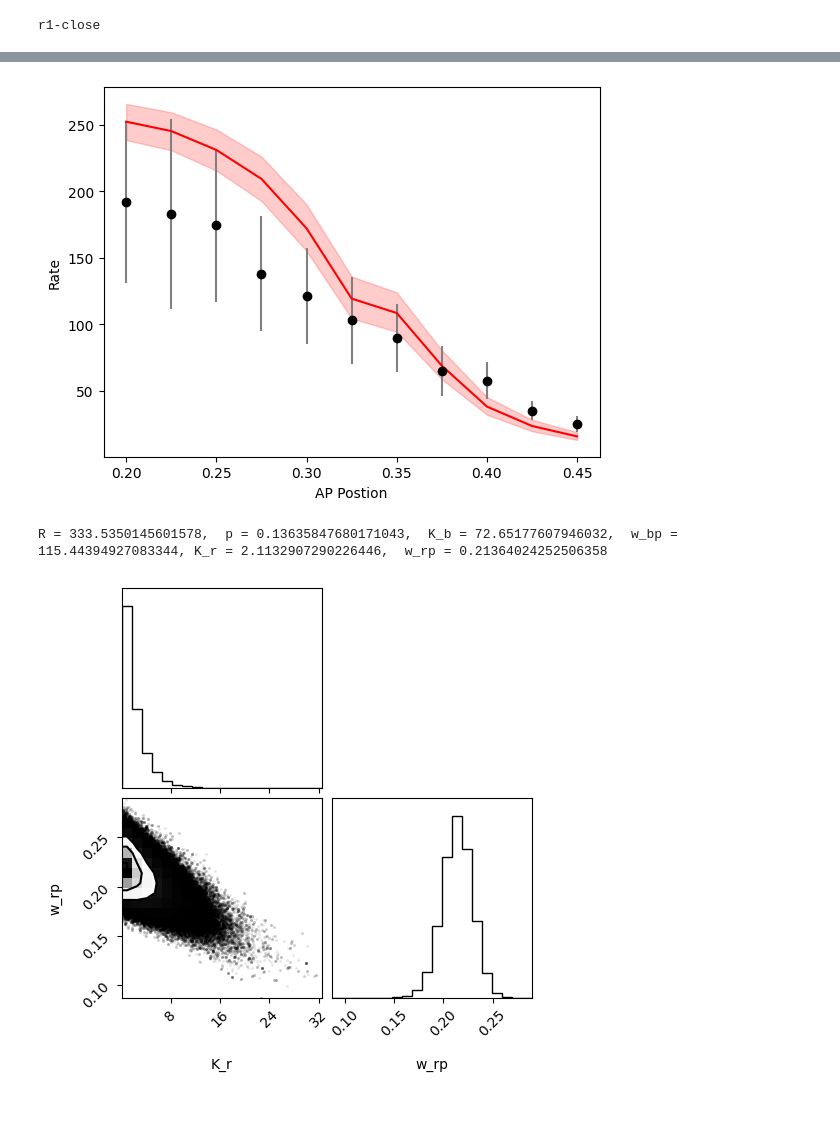
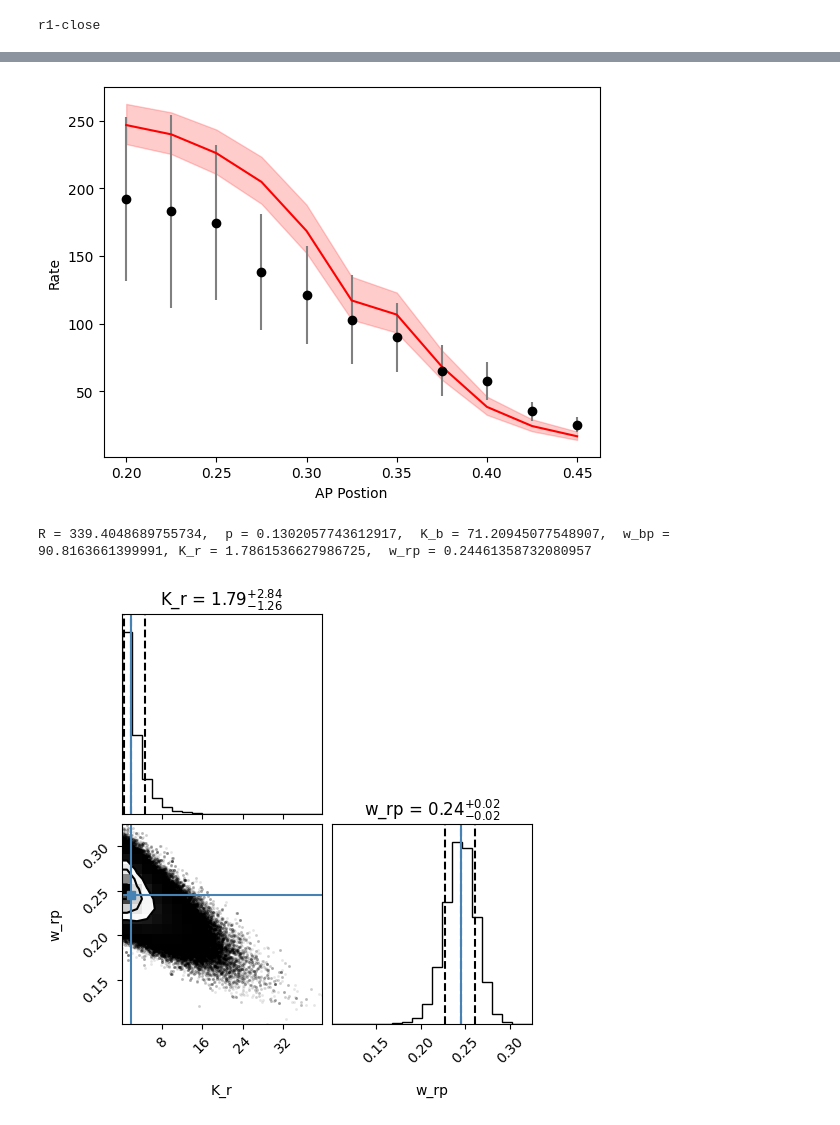
Before and after one commit to yangjun9095/OpposingGradients_Analysis, a Jupyter notebook: PythonMCMC_OppGrad/MCMC_1BS.ipynb, the cells around one changed output, grey strips where cells are left out. Saved outputs shown, nothing was run; the diff lists cells and outputs as text; code cells hidden in the pictures.

```diff
--- a/PythonMCMC_OppGrad/MCMC_1BS.ipynb
+++ b/PythonMCMC_OppGrad/MCMC_1BS.ipynb
@@ -83,7 +83,7 @@ def log_likelihood(theta, model, theta_fixed, Bcd, Runt, Rate, Rate_err):
 # Define the log-prior function
 def log_prior_1bs_null(theta):
     R, p, K_b, w_bp = theta
-    if (50 < R < 419) and (0.0001 < p < 1) and (0.1 < K_b < 100) and (0 < w_bp < 200):
+    if (50 < R < 419) and (0.0001 < p < 0.4) and (0 < K_b < 90) and (5 < w_bp < 150):
         return 0.0
     else:
         return -np.inf
@@ -142,7 +143,7 @@ fig, ax = plt.subplots()
 ax.errorbar(APbins, Rate_null_mean, yerr=Rate_null_err, fmt='o', color='k', ecolor='gray', capsize=0)
 
 # Plot model
-theta_nullParams = np.mean(samples, axis=0)
+theta_nullParams = np.median(samples, axis=0)
 Rate_fit = model_1bs_null(theta_nullParams, [], Bcd, Runt)
 ax.plot(APbins, Rate_fit, color='C0', label='Model')
 
@@ -155,6 +156,8 @@ ax.set_ylabel('Rate')
 plt.legend()
 plt.show()
 
+
+# Print the results
 print('R = ' + str(theta_nullParams[0]) + ', ', 'p = ' + str(theta_nullParams[1]) + ', ', 'K_b = ' + str(theta_nullParams[2]) + ', ',
       'w_bp = ' + str(theta_nullParams[3]))
 # %% [output]
@@ -203,7 +207,7 @@ fig, ax = plt.subplots()
 ax.errorbar(APbins, Rate_WT_mean, yerr=Rate_WT_std, fmt='o', color='k', ecolor='gray', capsize=0)
 
 # Plot the model
-theta_WTParams = np.mean(samples, axis=0)
+theta_WTParams = np.median(samples, axis=0)
 Rate_fit = model_1bs(theta_WTParams, theta_nullParams, Bcd, Runt)
 ax.plot(APbins, Rate_fit, color='red', label='Model')
 
@@ -218,12 +222,17 @@ plt.show()
 print('R = ' + str(theta_nullParams[0]) + ', ', 'p = ' + str(theta_nullParams[1]) + ', ', 'K_b = ' + str(theta_nullParams[2]) + ', ',
       'w_bp = ' + str(theta_nullParams[3])+ ',', 'K_r = ' + str(theta_WTParams[0]) + ', ', 'w_rp = ' + str(theta_WTParams[1]))
 # %% [output]
-[figure, old version]
+[figure, new version]
-R = 333.5350145601578,  p = 0.13635847680171043,  K_b = 72.65177607946032,  w_bp = 115.44394927083344, K_r = 2.1132907290226446,  w_rp = 0.21364024252506358
+R = 339.4048689755734,  p = 0.1302057743612917,  K_b = 71.20945077548907,  w_bp = 90.8163661399991, K_r = 1.7861536627986725,  w_rp = 0.24461358732080957
 # %%
-# Plot the corner plot
+# Plot the corner plot with Runt WT parameters shown as lines
 labels = ['K_r', 'w_rp']
-fig = corner.corner(samples, labels=labels)
+fig = corner.corner(samples, labels=labels, truths=theta_WTParams, quantiles=[0.16, 0.5, 0.84],
+                    show_titles=True, title_kwargs={"fontsize": 12})
 plt.show()
+
+# labels = ['K_r', 'w_rp']
+# fig = corner.corner(samples, labels=labels)
+# plt.show()
 # %% [output]
-[figure, old version]
+[figure, new version]
```
Also changed, not shown: parts of 3 cells of this notebook.
